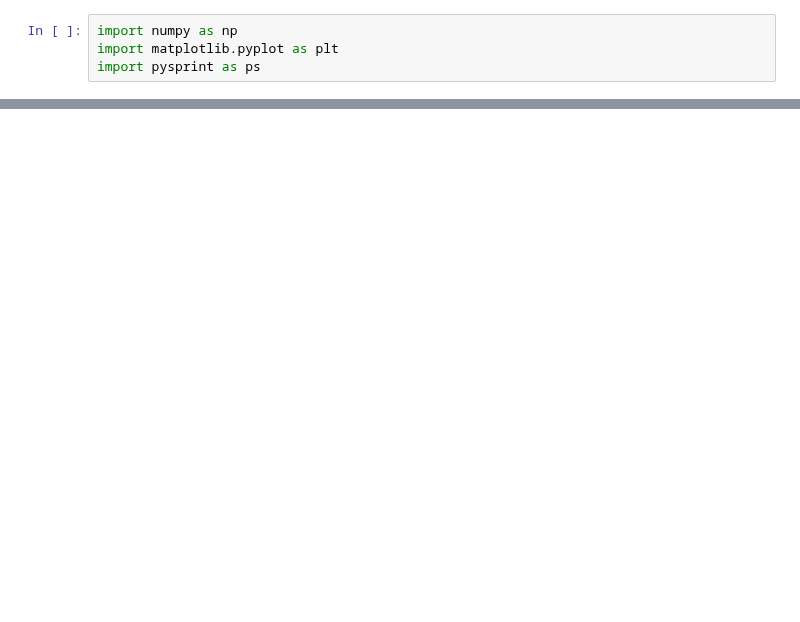
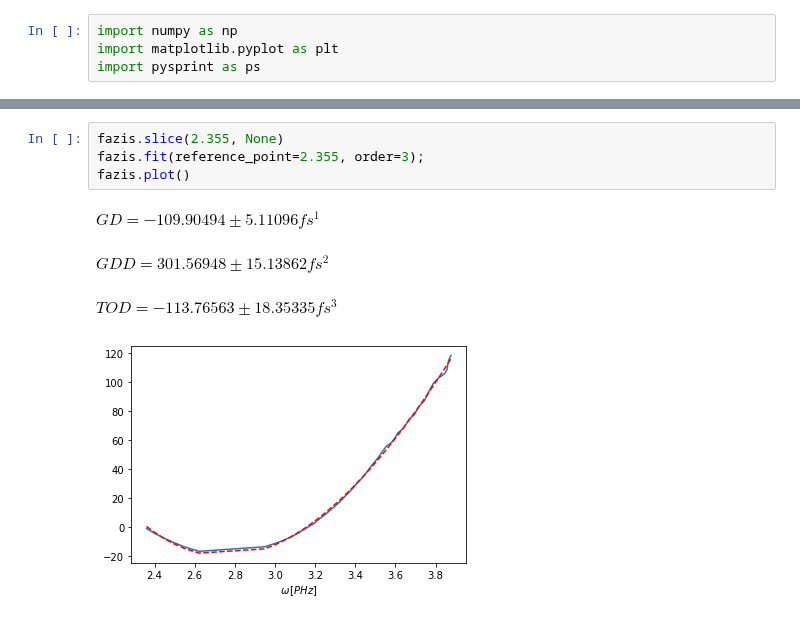
Before and after one commit to Ptrskay3/PySprint, a Jupyter notebook: doc/hu/Pysprint_leiras_7_MinMaxMethod.ipynb, the cells around one changed output, grey strips where cells are left out. Cells and saved outputs as stored; diff of their text form; blank space fills up the shorter version.

```diff
--- a/doc/hu/Pysprint_leiras_7_MinMaxMethod.ipynb
+++ b/doc/hu/Pysprint_leiras_7_MinMaxMethod.ipynb
@@ -35,0 +50,9 @@ A `detect_peak` és a `detect_peak_cwt` rögzíti automatikusan a minimumok és
+# %%
+fazis.slice(2.355, None)
+fazis.fit(reference_point=2.355, order=3);
+fazis.plot()
+# %% [output]
+$\displaystyle GD = -109.90494 ± 5.11096 fs^1$
+$\displaystyle GDD = 301.56948 ± 15.13862 fs^2$
+$\displaystyle TOD = -113.76563 ± 18.35335 fs^3$
+[figure, added]
```
Also changed, not shown: parts of 33 cells of this notebook, 17 other files.
